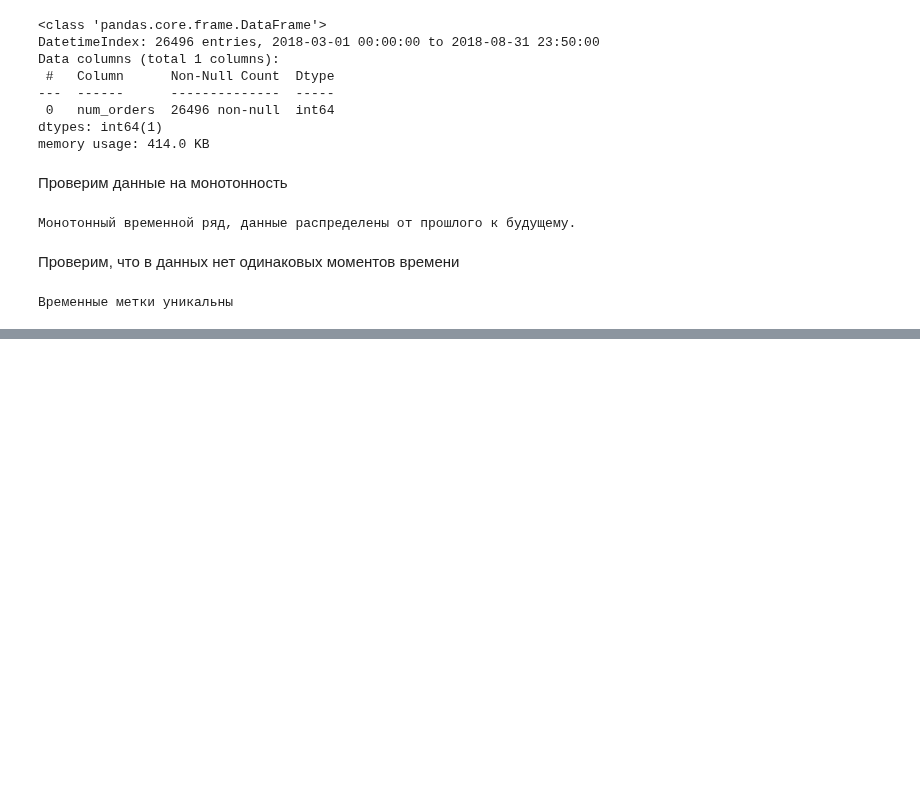
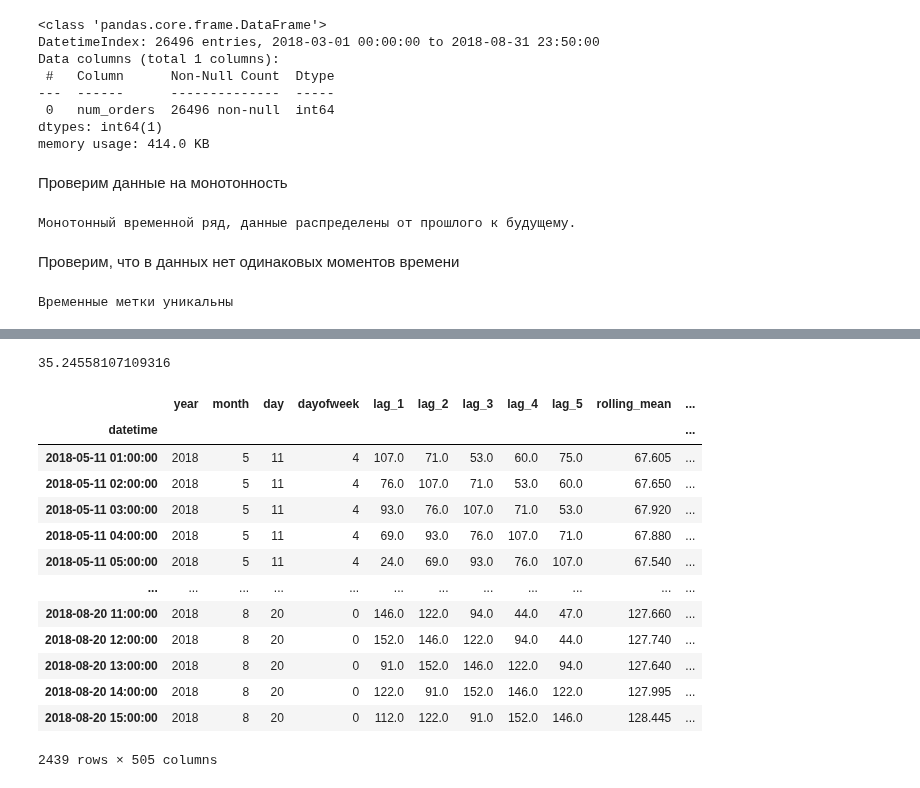
Before and after one commit to versus666jzx/practicum_ds, a Jupyter notebook: 14_sprint_time_series/notebook/time_series_predict.ipynb, the cells around one changed output, grey strips where cells are left out. Saved outputs shown, nothing was run; the diff lists cells and outputs as text; code cells hidden in the pictures; blank space fills up the shorter version.

```diff
--- a/14_sprint_time_series/notebook/time_series_predict.ipynb
+++ b/14_sprint_time_series/notebook/time_series_predict.ipynb
@@ -80,0 +79,14 @@ MMore
+# %%
+def make_features(data, max_lag, rolling_mean_size):
+    data['year'] = data.index.year
+    data['month'] = data.index.month
+    data['day'] = data.index.day
+    data['dayofweek'] = data.index.dayofweek
+
+    for lag in range(1, max_lag + 1):
+        data['lag_{}'.format(lag)] = data['num_orders'].shift(lag)
+
+    data['rolling_mean'] = data['num_orders'].shift().rolling(rolling_mean_size).mean()
+    return data
+
+data_by_hour = make_features(data_by_hour, 200, 200).dropna()
@@ -80,0 +111,32 @@ MMore
+# %%
+train, test = train_test_split(data_by_hour, test_size=.1, shuffle=False)
+
+train_features = train.drop('num_orders', axis=1)
+train_target = train['num_orders']
+
+test_features = test.drop('num_orders', axis=1)
+test_target = test['num_orders']
+# %%
+model = RandomForestRegressor(max_depth=10, n_estimators=1500, n_jobs=-1)
+model.fit(train_features, train_target)
+pred = model.predict(test_features)
+np.sqrt(mean_squared_error(test_target, pred))
+# %% [output]
+35.24558107109316
+# %%
+train_features
+# %% [output]
+|  | year | month | day | dayofweek | lag_1 | lag_2 | lag_3 | lag_4 | lag_5 | rolling_mean | ... |
+| datetime |  |  |  |  |  |  |  |  |  |  | ... |
+| 2018-05-11 01:00:00 | 2018 | 5 | 11 | 4 | 107.0 | 71.0 | 53.0 | 60.0 | 75.0 | 67.605 | ... |
+| 2018-05-11 02:00:00 | 2018 | 5 | 11 | 4 | 76.0 | 107.0 | 71.0 | 53.0 | 60.0 | 67.650 | ... |
+| 2018-05-11 03:00:00 | 2018 | 5 | 11 | 4 | 93.0 | 76.0 | 107.0 | 71.0 | 53.0 | 67.920 | ... |
+| 2018-05-11 04:00:00 | 2018 | 5 | 11 | 4 | 69.0 | 93.0 | 76.0 | 107.0 | 71.0 | 67.880 | ... |
+| 2018-05-11 05:00:00 | 2018 | 5 | 11 | 4 | 24.0 | 69.0 | 93.0 | 76.0 | 107.0 | 67.540 | ... |
+| ... | ... | ... | ... | ... | ... | ... | ... | ... | ... | ... | ... |
+| 2018-08-20 11:00:00 | 2018 | 8 | 20 | 0 | 146.0 | 122.0 | 94.0 | 44.0 | 47.0 | 127.660 | ... |
+| 2018-08-20 12:00:00 | 2018 | 8 | 20 | 0 | 152.0 | 146.0 | 122.0 | 94.0 | 44.0 | 127.740 | ... |
+| 2018-08-20 13:00:00 | 2018 | 8 | 20 | 0 | 91.0 | 152.0 | 146.0 | 122.0 | 94.0 | 127.640 | ... |
+| 2018-08-20 14:00:00 | 2018 | 8 | 20 | 0 | 122.0 | 91.0 | 152.0 | 146.0 | 122.0 | 127.995 | ... |
+| 2018-08-20 15:00:00 | 2018 | 8 | 20 | 0 | 112.0 | 122.0 | 91.0 | 152.0 | 146.0 | 128.445 | ... |
+2439 rows × 505 columns
```
Also changed, not shown: parts of 4 cells of this notebook.
